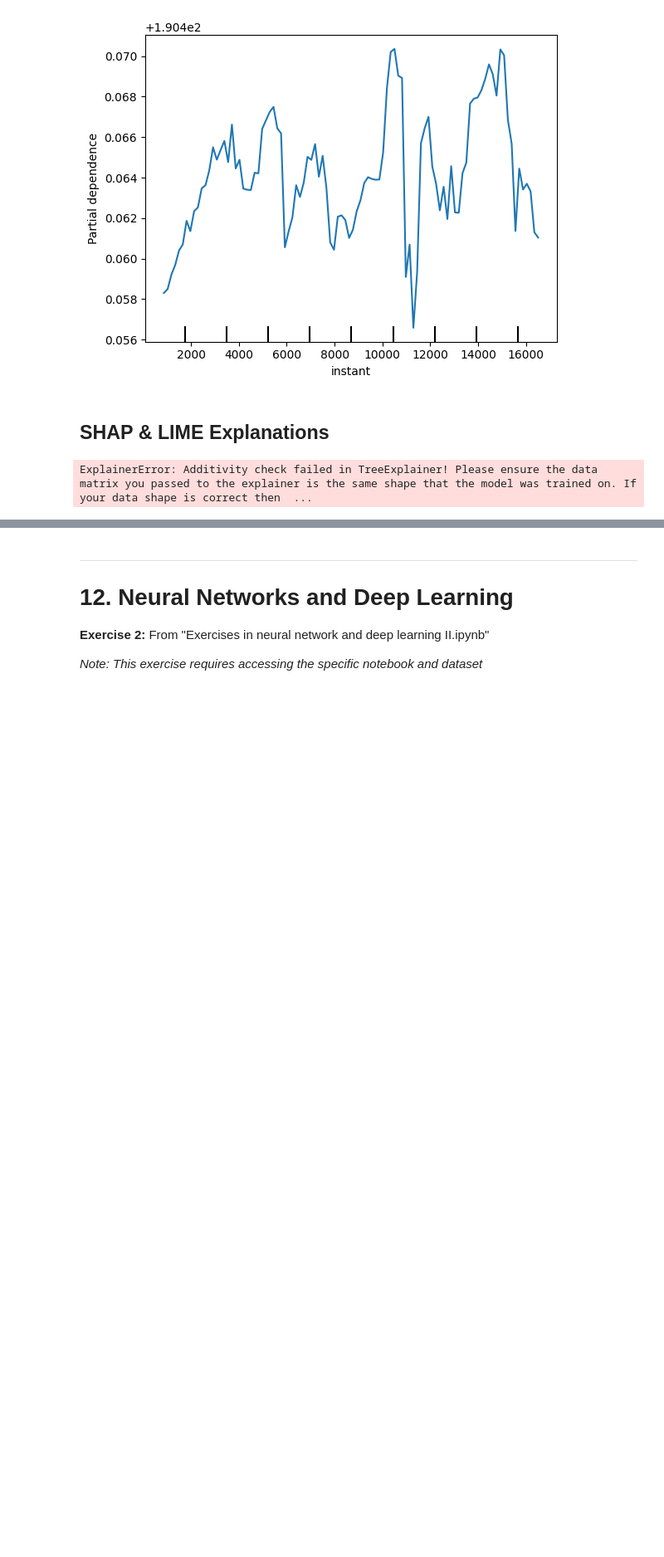
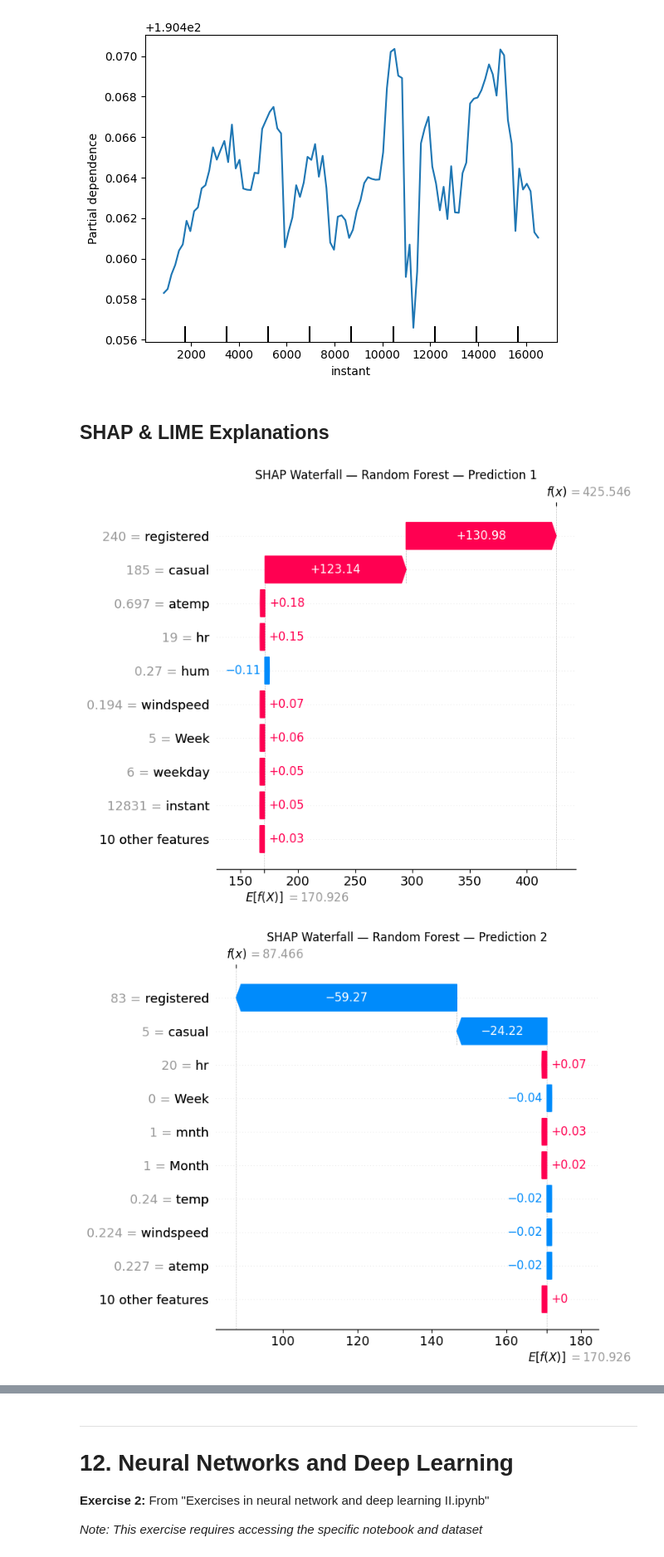
Before and after one commit to X1las/DaT, a Jupyter notebook: exam_handin_jwsc.ipynb, the cells around one changed output, grey strips where cells are left out. Shown at 83% size. Saved outputs shown, nothing was run; the diff lists cells and outputs as text; code cells hidden in the pictures; blank space fills up the shorter version.

```diff
--- a/exam_handin_jwsc.ipynb
+++ b/exam_handin_jwsc.ipynb
@@ -1505,9 +1717,10 @@ Partial Dependence Plot (PDP) shows how the model's prediction changes as a feat
 # %% [markdown]
 ## SHAP & LIME Explanations
 # %%
+
 # ── SHAP: Random Forest ───────────────────────────────────────────────────
 explainer_rf_shap = shap.Explainer(rf, X_train)
-shap_values_rf = explainer_rf_shap(X_test)
+shap_values_rf = explainer_rf_shap(X_test, check_additivity=False)
 
 # 3 local waterfall plots
 for i in range(3):
@@ -1523,32 +1736,34 @@ plt.tight_layout()
 plt.show()
 
 # ── SHAP: Linear Regression ───────────────────────────────────────────────
+# LinearExplainer does not support check_additivity — call without it
 explainer_lr_shap = shap.Explainer(lin_reg, X_train)
 shap_values_lr = explainer_lr_shap(X_test)
 
 for i in range(3):
     shap.plots.waterfall(shap_values_lr[i], show=False)
     plt.title(f"SHAP Waterfall — Linear Regression — Prediction {i+1}")
     plt.tight_layout()
     plt.show()
 
 shap.plots.beeswarm(shap_values_lr, show=False)
 plt.title("SHAP Summary (Global) — Linear Regression")
 plt.tight_layout()
 plt.show()
 
 # ── LIME: Random Forest (3 local explanations) ────────────────────────────
 lime_explainer = lime_tabular.LimeTabularExplainer(
     X_train.values,
     feature_names=X_train.columns.tolist(),
     mode="regression"
 )
 
 for i in range(3):
     exp = lime_explainer.explain_instance(X_test.values[i], rf.predict, num_features=10)
     exp.as_pyplot_figure()
     plt.title(f"LIME Explanation — Row {i+1}")
     plt.tight_layout()
     plt.show()
 # %% [output]
-ExplainerError: Additivity check failed in TreeExplainer! Please ensure the data matrix you passed to the explainer is the same shape that the model was trained on. If your data shape is correct then  ...
+[figure, added]
+[figure, added]
```
Also changed, not shown: parts of 16 cells of this notebook, 3 other files.
